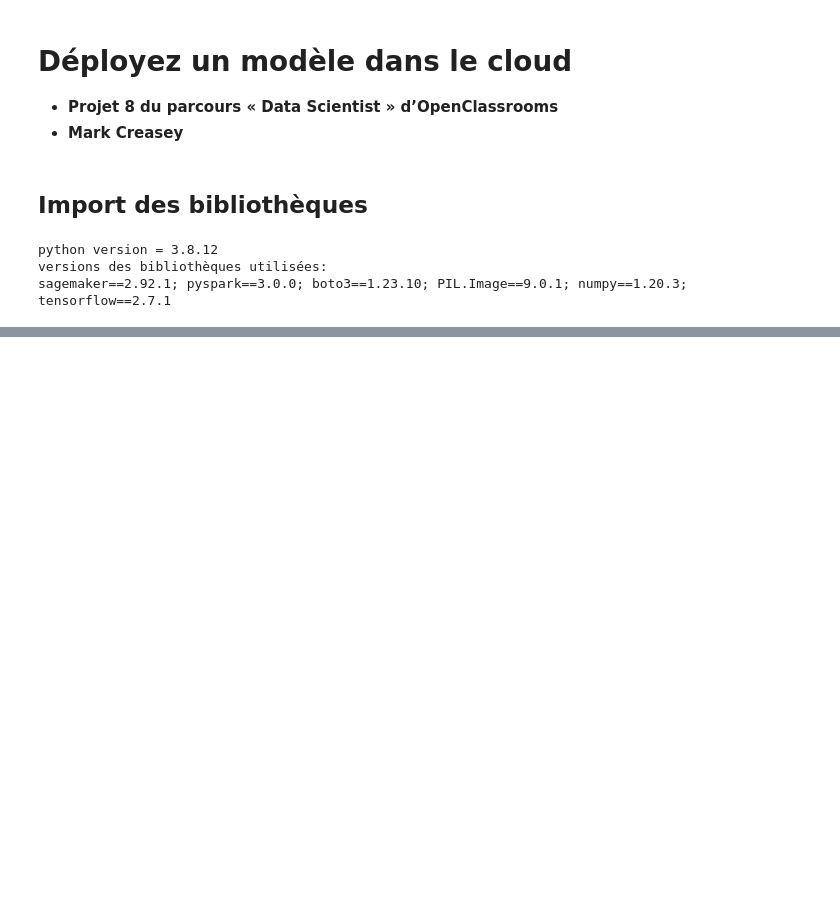
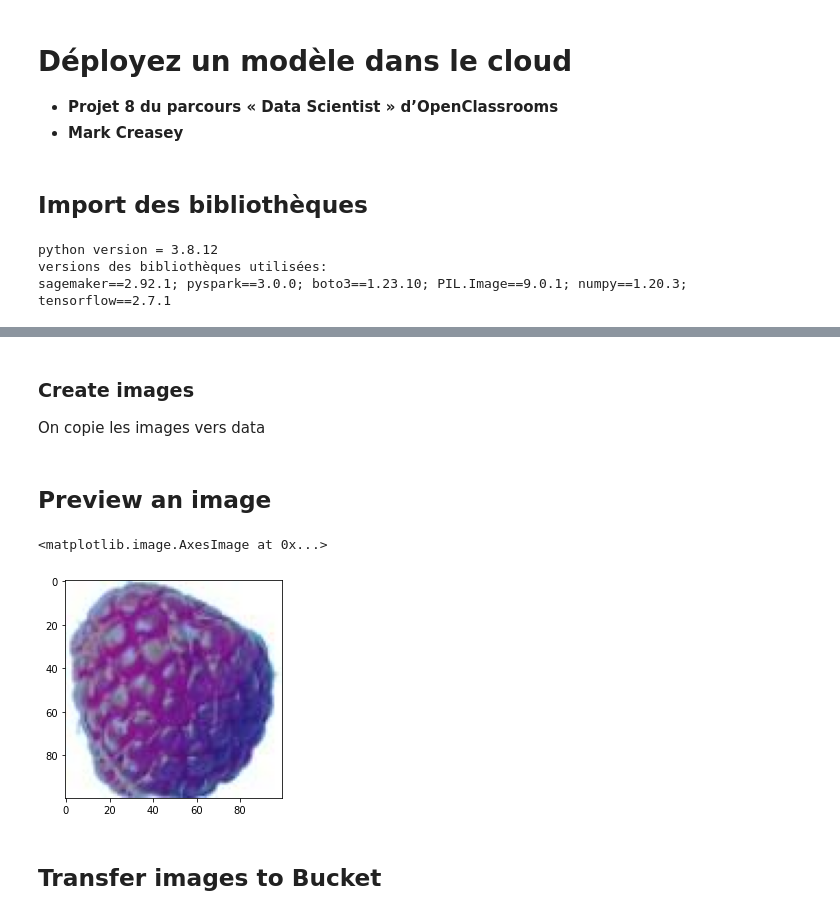
Before and after one commit to mrcreasey/oc-ds-p8-pyspark-deploy, a Jupyter notebook: pyspark_sur_sagemaker.ipynb, the cells around one changed output, grey strips where cells are left out. Drawn from its saved outputs; the diff is of its cells as text; code cells hidden in the pictures; blank space fills up the shorter version.

Commit message:
add sample images to S3 bucket

```diff
--- a/pyspark_sur_sagemaker.ipynb
+++ b/pyspark_sur_sagemaker.ipynb
@@ -26,0 +79,4 @@ sagemaker==2.92.1; pyspark==3.0.0; boto3==1.23.10; PIL.Image==9.0.1; numpy==1.20
+# %% [markdown]
+### Create images
+
+On copie les images vers data
@@ -26,0 +109,11 @@ sagemaker==2.92.1; pyspark==3.0.0; boto3==1.23.10; PIL.Image==9.0.1; numpy==1.20
+# %% [markdown]
+## Preview an image
+# %%
+import matplotlib.pyplot as plt
+img=Image.open(f'{DATA_FOLDER}/raspberry.jpg')
+plt.imshow(img, cmap='gray')
+# %% [output]
+<matplotlib.image.AxesImage at 0x...>
+[figure, added]
+# %% [markdown]
+## Transfer images to Bucket
```
Also changed, not shown: parts of 11 cells of this notebook, 25 other files.
